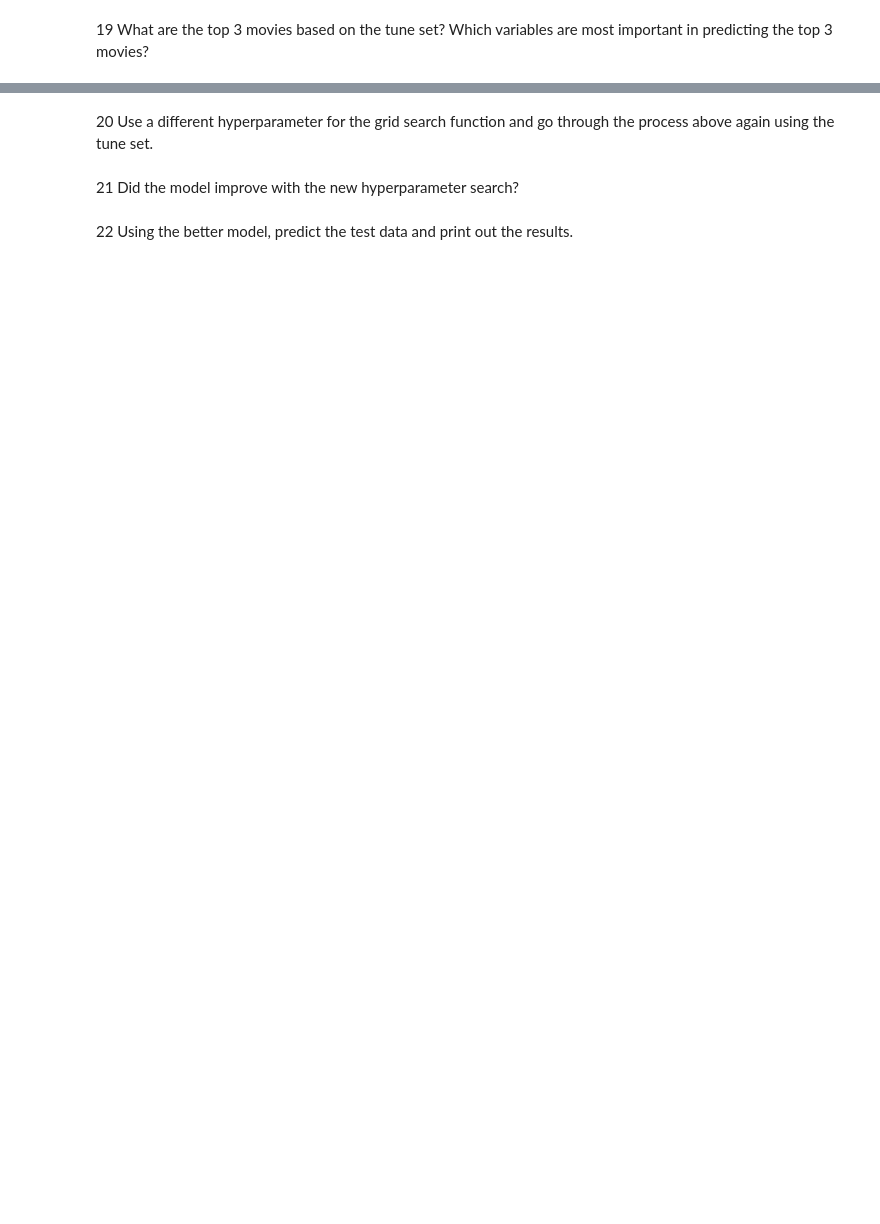
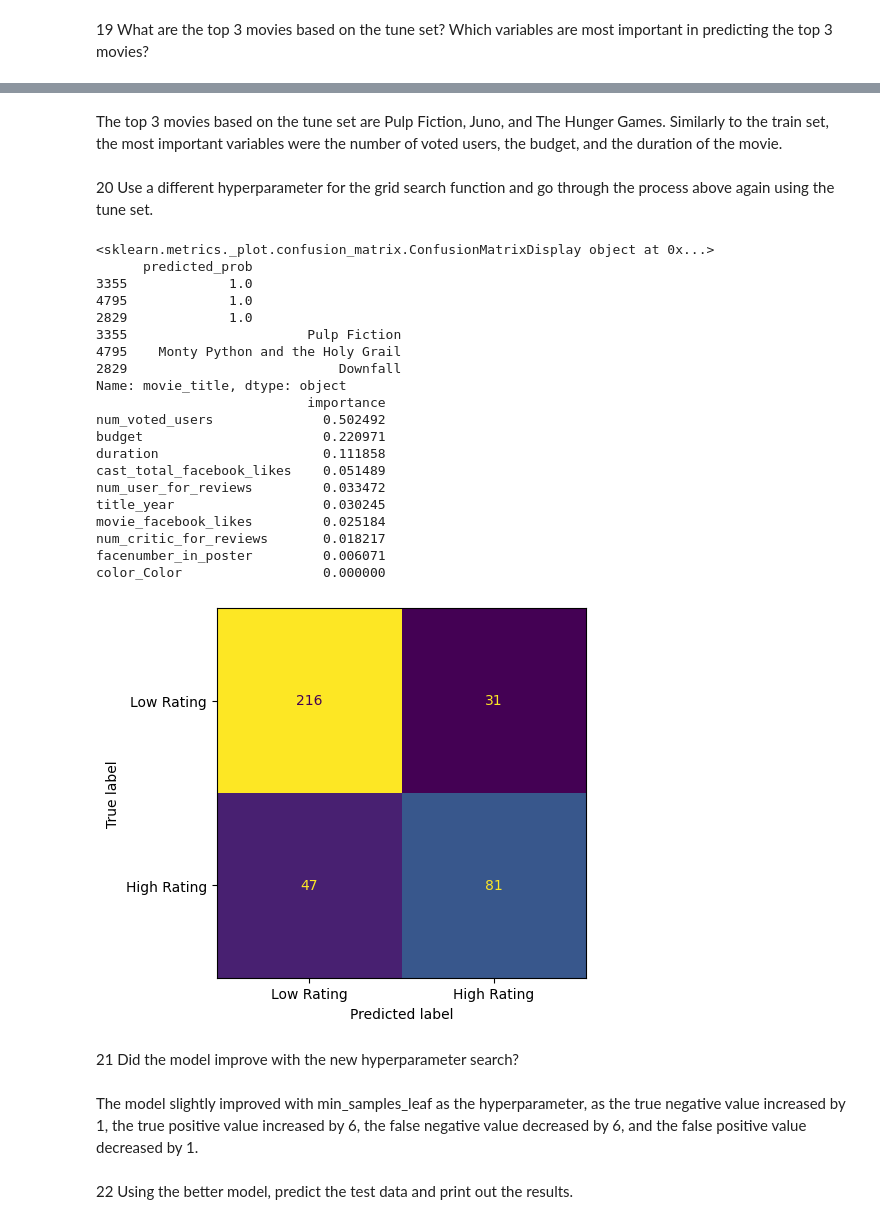
Before and after one commit to stefregalia/DS-3021, a Jupyter notebook: 09_DT_Regression/DT_Class_Lab (1).ipynb, the cells around one changed output, grey strips where cells are left out. Drawn from its saved outputs; the diff is of its cells as text; code cells hidden in the pictures; blank space fills up the shorter version.

```diff
--- a/09_DT_Regression/DT_Class_Lab (1).ipynb
+++ b/09_DT_Regression/DT_Class_Lab (1).ipynb
@@ -141,6 +291,70 @@ grid_search = GridSearchCV(cl, param, scoring = scoring, n_jobs = 1, cv = kf,ref
+# %% [markdown]
+The top 3 movies based on the tune set are Pulp Fiction, Juno, and The Hunger Games. Similarly to the train set, the most important variables were the number of voted users, the budget, and the duration of the movie.
 # %% [markdown]
 20 Use a different hyperparameter for the grid search function and go through the process above again using the tune set.
+# %%
+# Using min_samples_leaf as the new hyperparameter
+
+param = {"min_samples_leaf" : [5, 10, 15, 20, 25],}
+
+# Define a new grid search function with min_samples_leaf as the new hyperparameter
+
+grid_search2 = GridSearchCV(cl, param, scoring = scoring, n_jobs = 1, cv = kf, refit = 'roc_auc')
+
+# Fitting the model to the training data
+
+movies_model2 = grid_search2.fit(X_train, y_train)
+
+# Creating a confusion matrix to evaluate the tune set accuracy
+
+print(ConfusionMatrixDisplay.from_estimator(movies_model2.best_estimator_, X_tune, y_tune, display_labels = ['Low Rating','High Rating'], colorbar=False))
+
+# Analyzing the top 3 movies and variable importance with the new hyperparameter
+
+# Creating a dataframe with the predicted probabilities
+
+pred_prob2 = movies_model2.predict_proba(X_tune)[:,1] # Predicting the probabilities that the movie is rated higher than 7.0
+
+predictions2 = pd.DataFrame(pred_prob2, index = X_tune.index, columns=['predicted_prob'])
+
+# Printing the three highest predicted probabilities
+
+print(predictions2.sort_values(by = 'predicted_prob', ascending = False).head(3))
+
+# Indexing from the original dataset to get the names of these movies
+
+print(movie_metadata.iloc[[3355, 4795, 2829]]['movie_title'])
+
+# Calculating variable importance
+
+variable_imp2 = pd.DataFrame(movies_model2.best_estimator_.feature_importances_, index=X_tune.columns, columns=['importance']).sort_values('importance', ascending=False)
+
+print(variable_imp2)
+# %% [output]
+<sklearn.metrics._plot.confusion_matrix.ConfusionMatrixDisplay object at 0x...>
+      predicted_prob
+3355             1.0
+4795             1.0
+2829             1.0
+3355                       Pulp Fiction
+4795    Monty Python and the Holy Grail
+2829                           Downfall
+Name: movie_title, dtype: object
+                           importance
+num_voted_users              0.502492
+budget                       0.220971
+duration                     0.111858
+cast_total_facebook_likes    0.051489
+num_user_for_reviews         0.033472
+title_year                   0.030245
+movie_facebook_likes         0.025184
+num_critic_for_reviews       0.018217
+facenumber_in_poster         0.006071
+color_Color                  0.000000
+[figure, added]
 # %% [markdown]
 21 Did the model improve with the new hyperparameter search?
+# %% [markdown]
+The model slightly improved with min_samples_leaf as the hyperparameter, as the true negative value increased by 1, the true positive value increased by 6, the false negative value decreased by 6, and the false positive value decreased by 1.
 # %% [markdown]
 22 Using the better model, predict the test data and print out the results.
```
Also changed, not shown: parts of 15 cells of this notebook.
